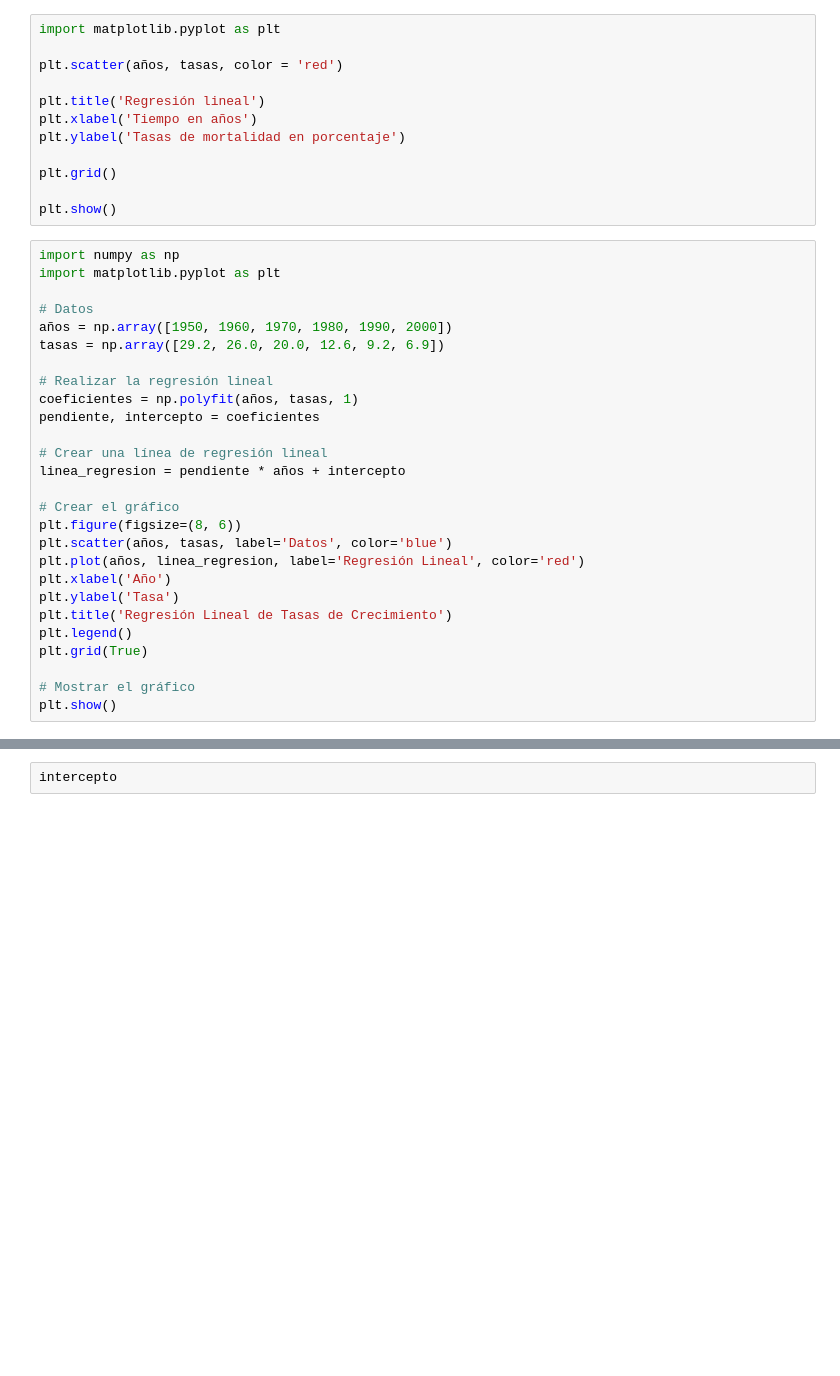
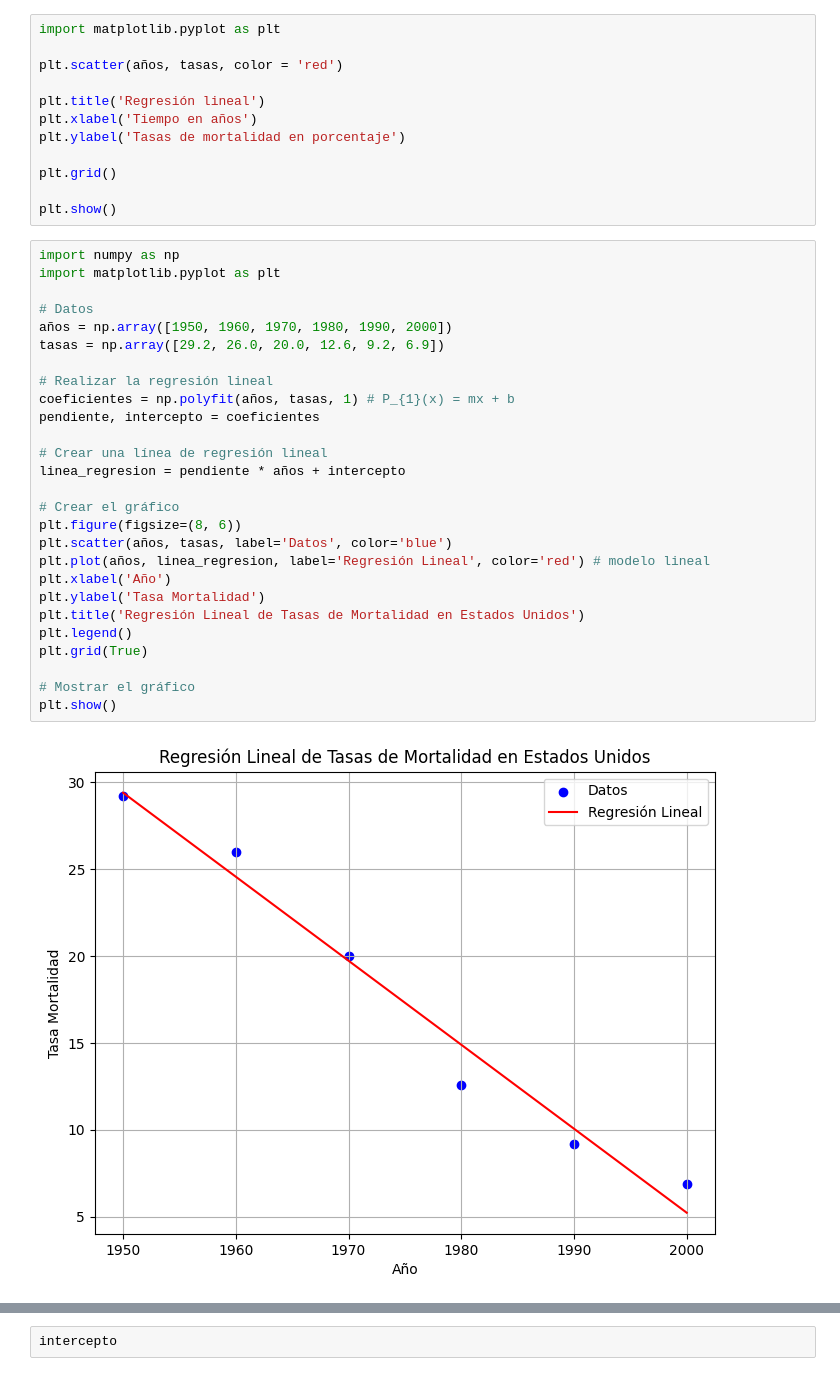
Before and after one commit to marco-canas/fundamentos_de_las_matematicas, a Jupyter notebook: classes/2_functions/2_funciones_lineales/2_funciones_lineales.ipynb, the cells around one changed output, grey strips where cells are left out. Saved outputs shown, nothing was run; the diff lists cells and outputs as text; blank space fills up the shorter version.

```diff
--- a/classes/2_functions/2_funciones_lineales/2_funciones_lineales.ipynb
+++ b/classes/2_functions/2_funciones_lineales/2_funciones_lineales.ipynb
@@ -303,28 +305,30 @@ plt.show()
 # %%
 import numpy as np
 import matplotlib.pyplot as plt
 
 # Datos
 años = np.array([1950, 1960, 1970, 1980, 1990, 2000])
 tasas = np.array([29.2, 26.0, 20.0, 12.6, 9.2, 6.9])
 
 # Realizar la regresión lineal
-coeficientes = np.polyfit(años, tasas, 1)
+coeficientes = np.polyfit(años, tasas, 1) # P_{1}(x) = mx + b
 pendiente, intercepto = coeficientes
 
 # Crear una línea de regresión lineal
 linea_regresion = pendiente * años + intercepto
 
 # Crear el gráfico
 plt.figure(figsize=(8, 6))
 plt.scatter(años, tasas, label='Datos', color='blue')
-plt.plot(años, linea_regresion, label='Regresión Lineal', color='red')
+plt.plot(años, linea_regresion, label='Regresión Lineal', color='red') # modelo lineal
 plt.xlabel('Año')
-plt.ylabel('Tasa')
-plt.title('Regresión Lineal de Tasas de Crecimiento')
+plt.ylabel('Tasa Mortalidad')
+plt.title('Regresión Lineal de Tasas de Mortalidad en Estados Unidos')
 plt.legend()
 plt.grid(True)
 
 # Mostrar el gráfico
 plt.show()
+# %% [output]
+[figure, added]
 # %%
```
Also changed, not shown: parts of 8 cells of this notebook, 1 other file.
